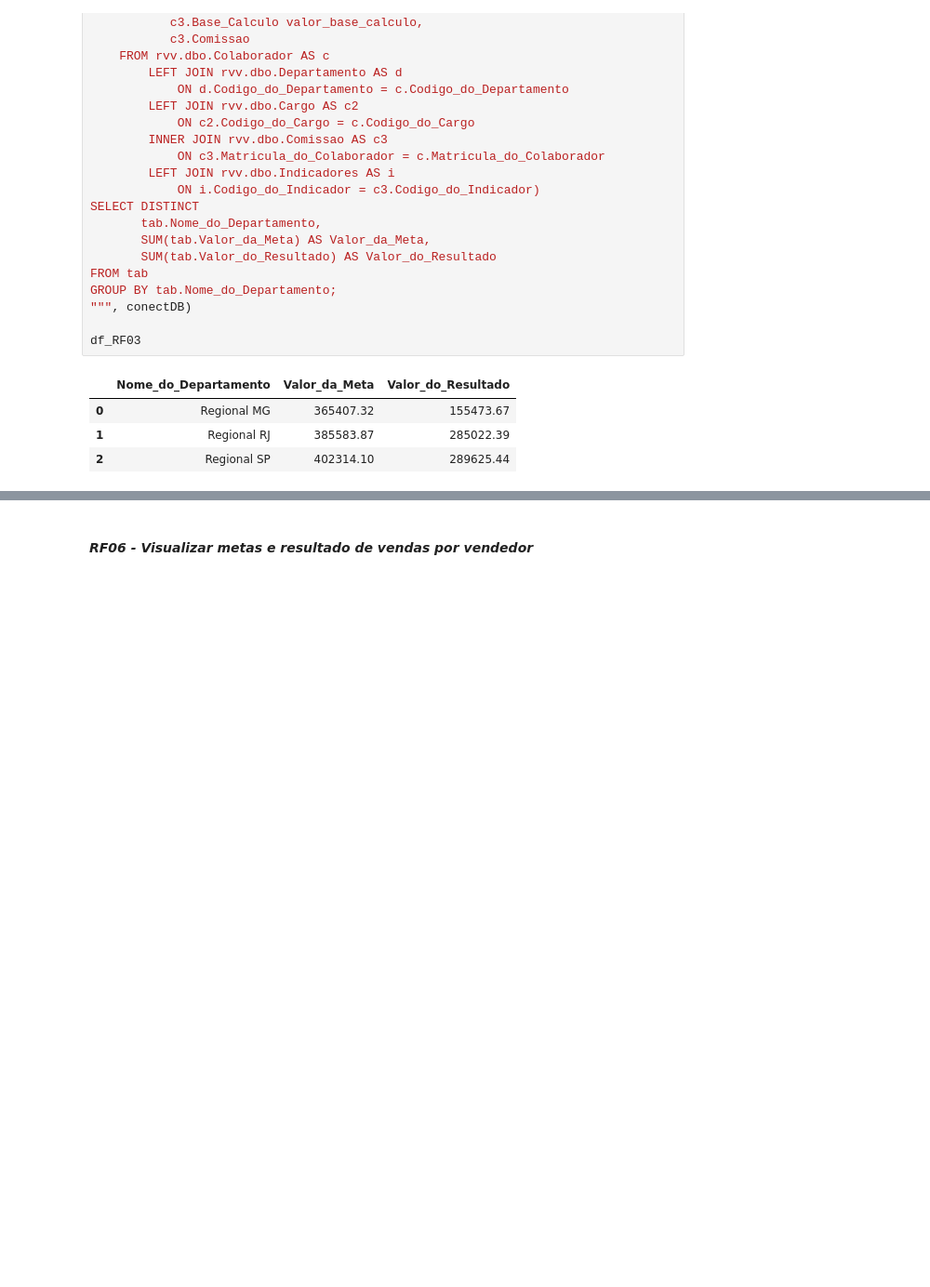
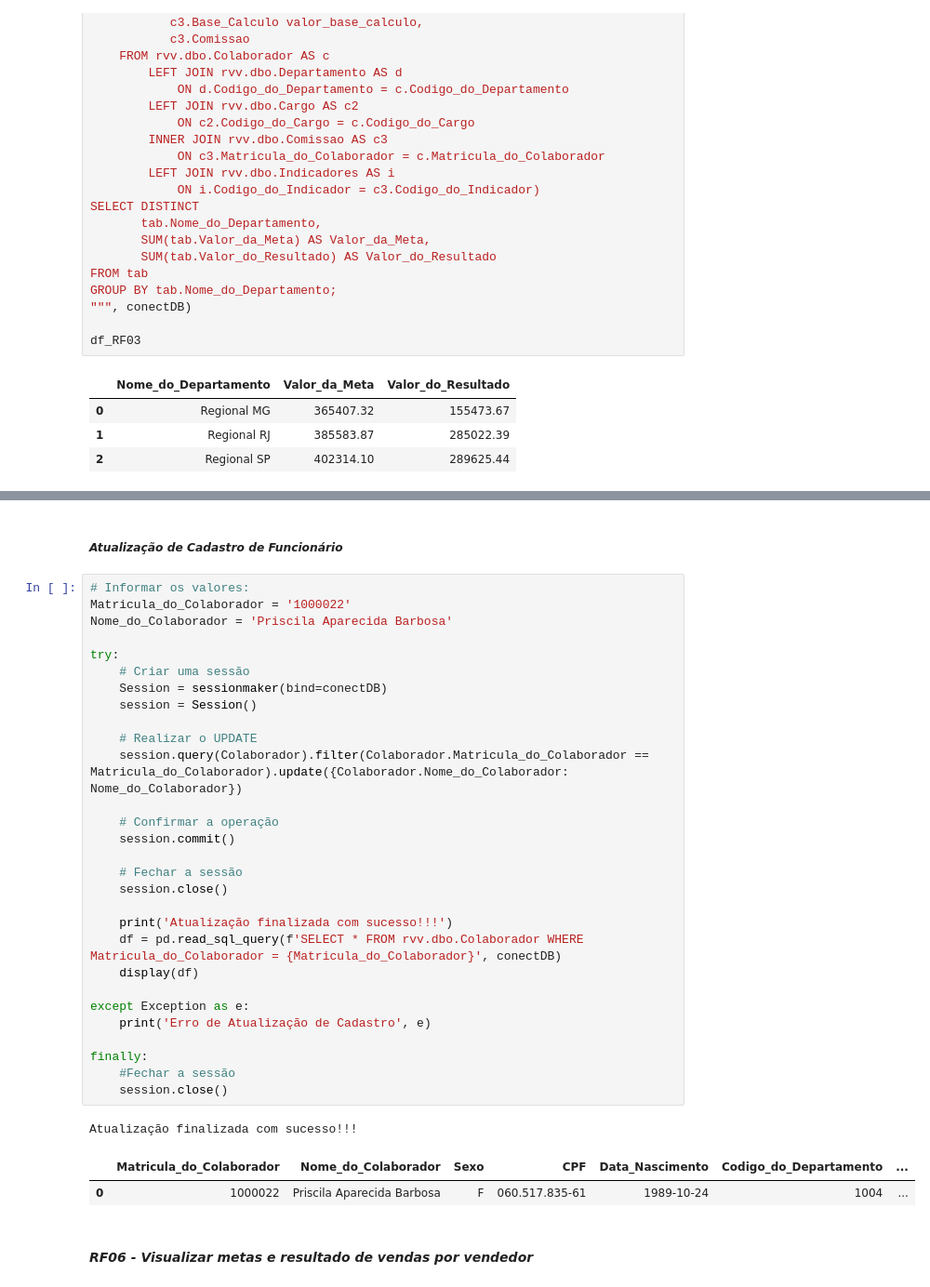
Before and after one commit to edvaldo-gutierres/script_sql_rvv, a Jupyter notebook: Dataframes em Python - Projeto RVV.ipynb, the cells around one changed output, grey strips where cells are left out. Shown: that part at 93% size. Saved outputs shown, nothing was run; the diff lists cells and outputs as text; blank space fills up the shorter version.

Commit message:
Add files via upload
Atualização 07/06/2023

```diff
--- a/Dataframes em Python - Projeto RVV.ipynb
+++ b/Dataframes em Python - Projeto RVV.ipynb
@@ -224,3 +342,38 @@ df_RF03
+# %% [markdown]
+##### _Atualização de Cadastro de Funcionário_
+# %%
+# Informar os valores:
+Matricula_do_Colaborador = '1000022'
+Nome_do_Colaborador = 'Priscila Aparecida Barbosa'
+
+try:
+    # Criar uma sessão
+    Session = sessionmaker(bind=conectDB)
+    session = Session()
+
+    # Realizar o UPDATE
+    session.query(Colaborador).filter(Colaborador.Matricula_do_Colaborador == Matricula_do_Colaborador).update({Colaborador.Nome_do_Colaborador: Nome_do_Colaborador})
+
+    # Confirmar a operação
+    session.commit()
+
+    # Fechar a sessão
+    session.close()
+
+    print('Atualização finalizada com sucesso!!!')
+    df = pd.read_sql_query(f'SELECT * FROM rvv.dbo.Colaborador WHERE Matricula_do_Colaborador = {Matricula_do_Colaborador}', conectDB)
+    display(df)
+
+except Exception as e:
+    print('Erro de Atualização de Cadastro', e)
+
+finally:
+    #Fechar a sessão
+    session.close()
+# %% [output]
+Atualização finalizada com sucesso!!!
+|  | Matricula_do_Colaborador | Nome_do_Colaborador | Sexo | CPF | Data_Nascimento | Codigo_do_Departamento | ... |
+| 0 | 1000022 | Priscila Aparecida Barbosa | F | 060.517.835-61 | 1989-10-24 | 1004 | ... |
 # %% [markdown]
 #### _RF06 - Visualizar metas e resultado de vendas por vendedor_
 # %%
```
Also changed, not shown: parts of 39 cells of this notebook.
